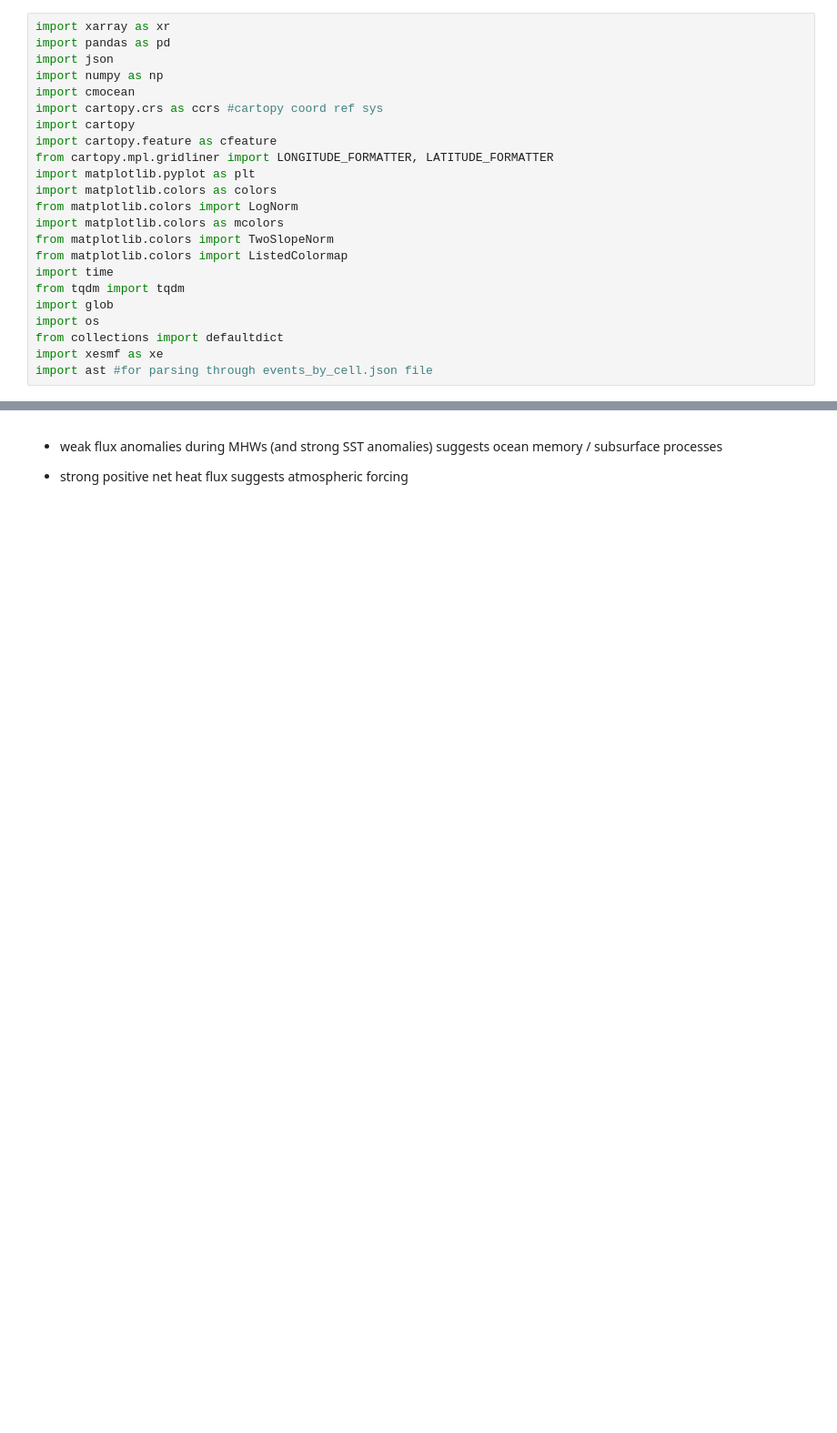
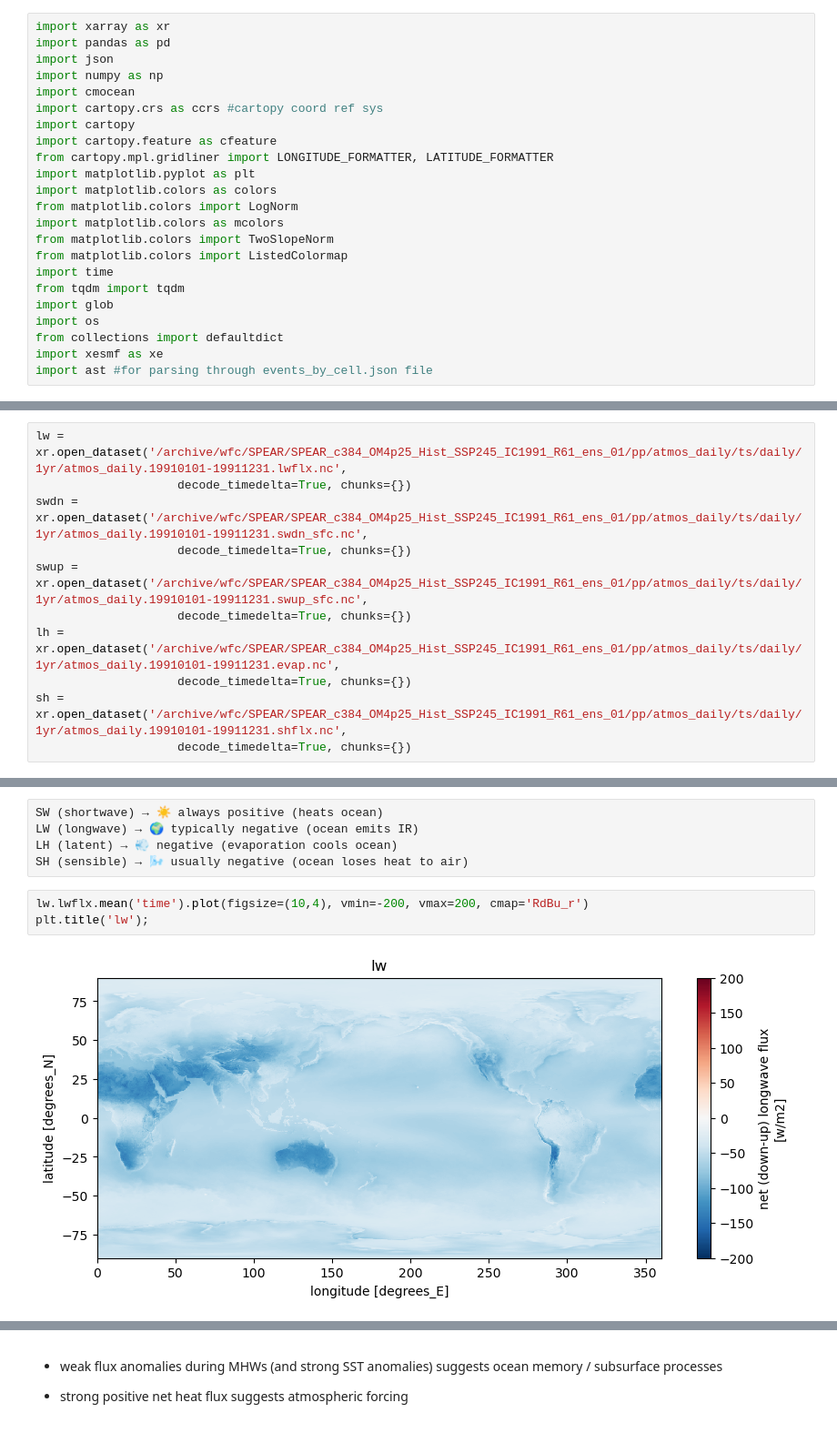
Before and after one commit to shanicetbailey/MHW-gfdl, a Jupyter notebook: 1c2_MHW-SPEAR-HI25-HF-composites.ipynb, the cells around one changed output, grey strips where cells are left out. Shown at 91% size. Cells and saved outputs as stored; diff of their text form; blank space fills up the shorter version.

Commit message:
plotting hf composites

```diff
--- a/1c2_MHW-SPEAR-HI25-HF-composites.ipynb
+++ b/1c2_MHW-SPEAR-HI25-HF-composites.ipynb
@@ -509,0 +31,11 @@ flux_detrended_anom.where(event_mask)
+# %%
+lw = xr.open_dataset('/archive/wfc/SPEAR/SPEAR_c384_OM4p25_Hist_SSP245_IC1991_R61_ens_01/pp/atmos_daily/ts/daily/1yr/atmos_daily.19910101-19911231.lwflx.nc',
+                    decode_timedelta=True, chunks={})
+swdn = xr.open_dataset('/archive/wfc/SPEAR/SPEAR_c384_OM4p25_Hist_SSP245_IC1991_R61_ens_01/pp/atmos_daily/ts/daily/1yr/atmos_daily.19910101-19911231.swdn_sfc.nc',
+                    decode_timedelta=True, chunks={})
+swup = xr.open_dataset('/archive/wfc/SPEAR/SPEAR_c384_OM4p25_Hist_SSP245_IC1991_R61_ens_01/pp/atmos_daily/ts/daily/1yr/atmos_daily.19910101-19911231.swup_sfc.nc',
+                    decode_timedelta=True, chunks={})
+lh = xr.open_dataset('/archive/wfc/SPEAR/SPEAR_c384_OM4p25_Hist_SSP245_IC1991_R61_ens_01/pp/atmos_daily/ts/daily/1yr/atmos_daily.19910101-19911231.evap.nc',
+                    decode_timedelta=True, chunks={})
+sh = xr.open_dataset('/archive/wfc/SPEAR/SPEAR_c384_OM4p25_Hist_SSP245_IC1991_R61_ens_01/pp/atmos_daily/ts/daily/1yr/atmos_daily.19910101-19911231.shflx.nc',
+                    decode_timedelta=True, chunks={})
@@ -509,0 +49,10 @@ flux_detrended_anom.where(event_mask)
+# %%
+SW (shortwave) → ☀️ always positive (heats ocean)
+LW (longwave) → 🌍 typically negative (ocean emits IR)
+LH (latent) → 💨 negative (evaporation cools ocean)
+SH (sensible) → 🌬️ usually negative (ocean loses heat to air)
+# %%
+lw.lwflx.mean('time').plot(figsize=(10,4), vmin=-200, vmax=200, cmap='RdBu_r')
+plt.title('lw');
+# %% [output]
+[figure, added]
```
Also changed, not shown: parts of 90 cells of this notebook.
